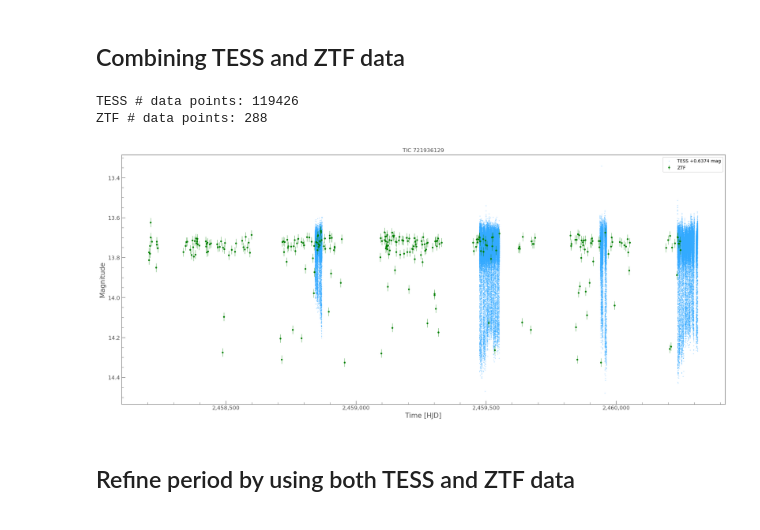
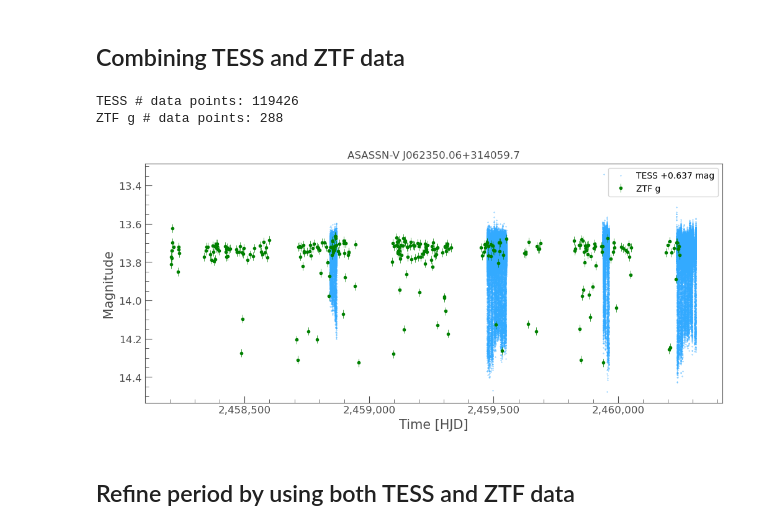
Before and after one commit to orionlee/PH_TESS_I_LightCurveViewer, a Jupyter notebook: targets/TIC_721936129_EA_based_on_contaminated_TIC_400621146.ipynb, the cells around one changed output. Saved outputs shown, nothing was run; the diff lists cells and outputs as text; code cells hidden in the pictures.

```diff
--- a/targets/TIC_721936129_EA_based_on_contaminated_TIC_400621146.ipynb
+++ b/targets/TIC_721936129_EA_based_on_contaminated_TIC_400621146.ipynb
@@ -138,7 +138,7 @@ display(HTML(rs_html))
 # from Gaia DR3
 target_coord = SkyCoord(95.95788108134, 31.68409665935, unit=(u.deg, u.deg), frame="icrs")
 target_coord_dict = dict(ra=target_coord.ra.value, dec=target_coord.dec.value)
-primary_name = "TIC 721936129"
+primary_name = "ASASSN-V J062350.06+314059.7"  # Use the existing name in the VSX entry (it's to be an update)
 # %% [output]
 TIC 721936129 - TESS mag: 13.0961 ; coordinate: 95.9578806649876, 31.6840963774631 ; PM: 2.73918, -4.63182 . Gaia DR2 3438744335522400896
 | flag | separation | RAJ2000 | DEJ2000 | RPmag | Gmag | BPmag | BP-RP | Teff | RUWE | sepsi | epsi | ... |
@@ -356,23 +355,23 @@ $0.5962501 \; \mathrm{mag}$
 # %%
 # Convert the data to magnitude and HJD/UTC
 
 import lightkurve_ext_multi_sources as lkem
 reload(lkem)
 
 lc_tess = lke.convert_lc_time_to_hjd_utc(lc_tess_target, target_coord=target_coord, cache_dir=lk_download_dir)
 lc_tess = lke.to_flux_in_mag_by_normalization(lc_tess)
 # axs = tplt.plot_skip_data_gap(lc_tess, figsize=(30,5), s=4, alpha=0.9);
 
-lc_combined_dict = lkem.combine_multi_bands_and_shift({"TESS": lc_tess, "ZTF": lc_ztf}, shift_to="ZTF")
+lc_combined_dict = lkem.combine_multi_bands_and_shift({"TESS": lc_tess, "ZTF g": lc_ztf}, shift_to="ZTF g")
 for k in lc_combined_dict.keys():
     print(f"{k} # data points:", len(lc_combined_dict[k]))
 
-ax = lkem.plot_tess_n_ztf(lc_combined_dict, figsize=(24, 10), target_name=primary_name);
+ax = lkem.plot_tess_n_ztf(lc_combined_dict, figsize=(12, 5), target_name=primary_name);
 # ax.set_ylim(None, 12.25);
 # %% [output]
 TESS # data points: 119426
-ZTF # data points: 288
+ZTF g # data points: 288
-[figure, old version]
+[figure, new version]
 # %% [markdown]
 ## Refine period by using both TESS and ZTF data
 # %%
```
Also changed, not shown: parts of 12 cells of this notebook.
